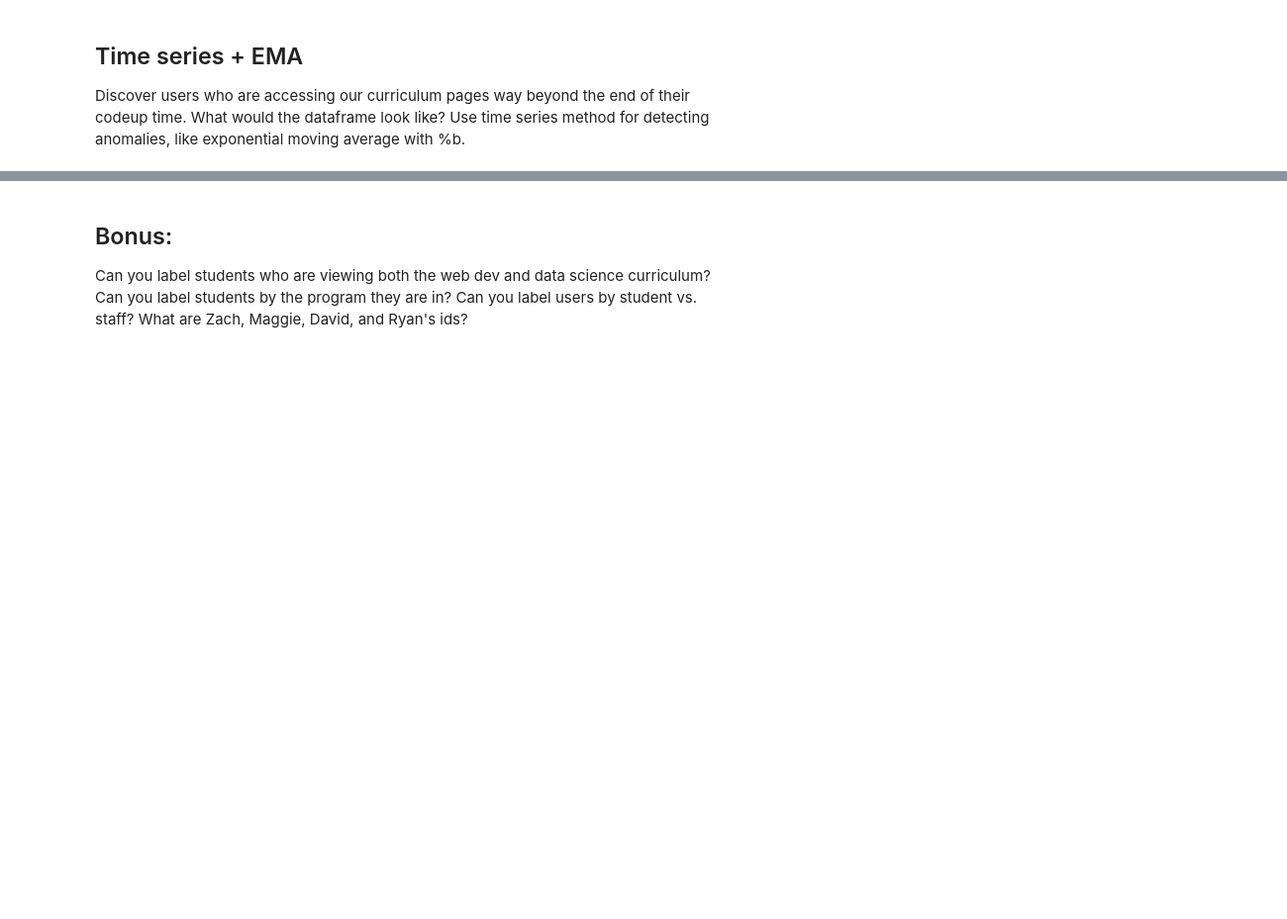
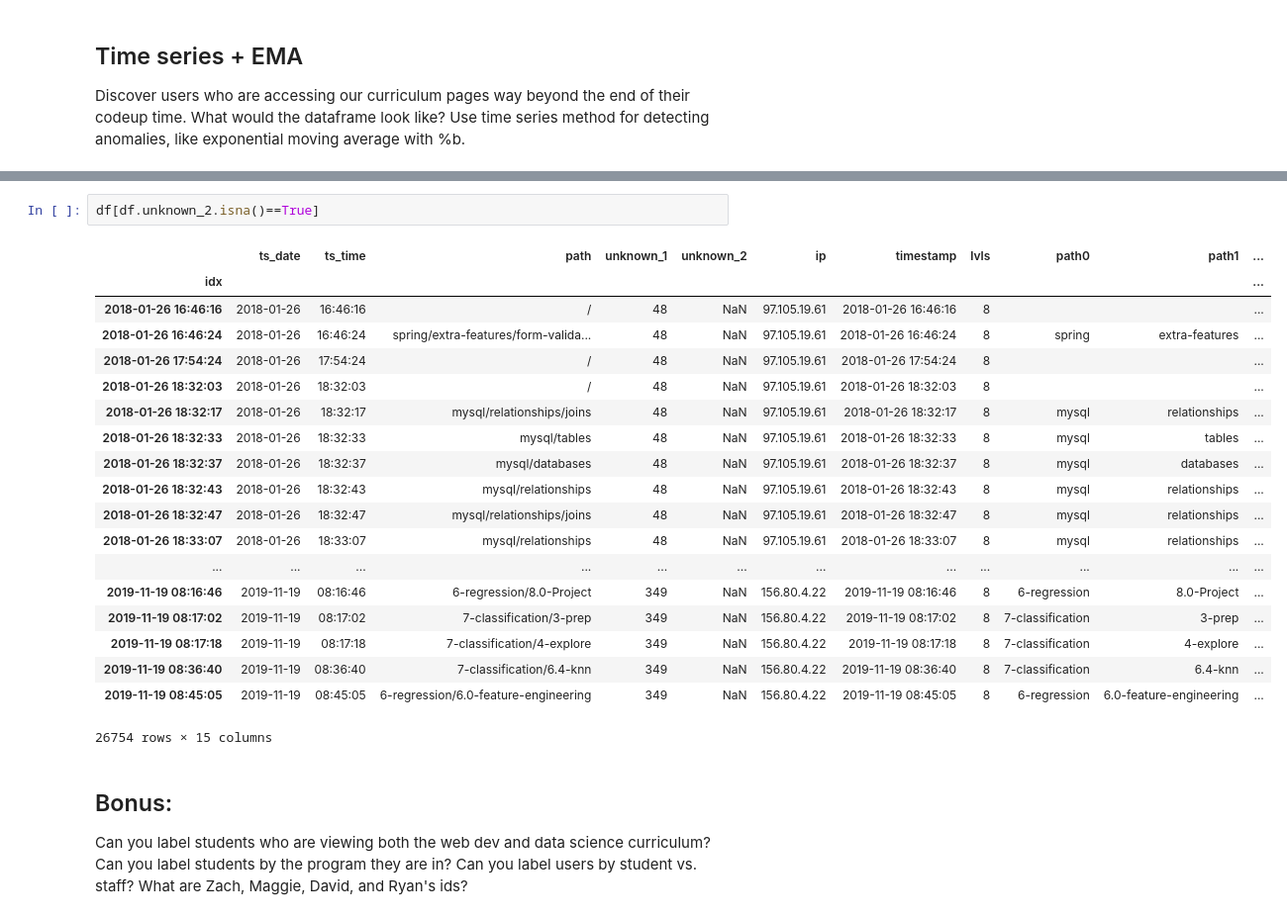
Before and after one commit to kjeliasen/ds-methodologies-exercises, a Jupyter notebook: anomaly_detection/time_series_anomaly_detection.ipynb, the cells around one changed output, grey strips where cells are left out. Shown at 99% size. Drawn from its saved outputs; the diff is of its cells as text; blank space fills up the shorter version.

```diff
--- a/anomaly_detection/time_series_anomaly_detection.ipynb
+++ b/anomaly_detection/time_series_anomaly_detection.ipynb
@@ -46,3 +405,25 @@ Discover users who are accessing our curriculum pages way beyond the end of thei
+# %%
+df[df.unknown_2.isna()==True]
+# %% [output]
+|  | ts_date | ts_time | path | unknown_1 | unknown_2 | ip | timestamp | lvls | path0 | path1 | ... |
+| idx |  |  |  |  |  |  |  |  |  |  | ... |
+| 2018-01-26 16:46:16 | 2018-01-26 | 16:46:16 | / | 48 | NaN | 97.105.19.61 | 2018-01-26 16:46:16 | 8 |  |  | ... |
+| 2018-01-26 16:46:24 | 2018-01-26 | 16:46:24 | spring/extra-features/form-valida... | 48 | NaN | 97.105.19.61 | 2018-01-26 16:46:24 | 8 | spring | extra-features | ... |
+| 2018-01-26 17:54:24 | 2018-01-26 | 17:54:24 | / | 48 | NaN | 97.105.19.61 | 2018-01-26 17:54:24 | 8 |  |  | ... |
+| 2018-01-26 18:32:03 | 2018-01-26 | 18:32:03 | / | 48 | NaN | 97.105.19.61 | 2018-01-26 18:32:03 | 8 |  |  | ... |
+| 2018-01-26 18:32:17 | 2018-01-26 | 18:32:17 | mysql/relationships/joins | 48 | NaN | 97.105.19.61 | 2018-01-26 18:32:17 | 8 | mysql | relationships | ... |
+| 2018-01-26 18:32:33 | 2018-01-26 | 18:32:33 | mysql/tables | 48 | NaN | 97.105.19.61 | 2018-01-26 18:32:33 | 8 | mysql | tables | ... |
+| 2018-01-26 18:32:37 | 2018-01-26 | 18:32:37 | mysql/databases | 48 | NaN | 97.105.19.61 | 2018-01-26 18:32:37 | 8 | mysql | databases | ... |
+| 2018-01-26 18:32:43 | 2018-01-26 | 18:32:43 | mysql/relationships | 48 | NaN | 97.105.19.61 | 2018-01-26 18:32:43 | 8 | mysql | relationships | ... |
+| 2018-01-26 18:32:47 | 2018-01-26 | 18:32:47 | mysql/relationships/joins | 48 | NaN | 97.105.19.61 | 2018-01-26 18:32:47 | 8 | mysql | relationships | ... |
+| 2018-01-26 18:33:07 | 2018-01-26 | 18:33:07 | mysql/relationships | 48 | NaN | 97.105.19.61 | 2018-01-26 18:33:07 | 8 | mysql | relationships | ... |
+| ... | ... | ... | ... | ... | ... | ... | ... | ... | ... | ... | ... |
+| 2019-11-19 08:16:46 | 2019-11-19 | 08:16:46 | 6-regression/8.0-Project | 349 | NaN | 156.80.4.22 | 2019-11-19 08:16:46 | 8 | 6-regression | 8.0-Project | ... |
+| 2019-11-19 08:17:02 | 2019-11-19 | 08:17:02 | 7-classification/3-prep | 349 | NaN | 156.80.4.22 | 2019-11-19 08:17:02 | 8 | 7-classification | 3-prep | ... |
+| 2019-11-19 08:17:18 | 2019-11-19 | 08:17:18 | 7-classification/4-explore | 349 | NaN | 156.80.4.22 | 2019-11-19 08:17:18 | 8 | 7-classification | 4-explore | ... |
+| 2019-11-19 08:36:40 | 2019-11-19 | 08:36:40 | 7-classification/6.4-knn | 349 | NaN | 156.80.4.22 | 2019-11-19 08:36:40 | 8 | 7-classification | 6.4-knn | ... |
+| 2019-11-19 08:45:05 | 2019-11-19 | 08:45:05 | 6-regression/6.0-feature-engineering | 349 | NaN | 156.80.4.22 | 2019-11-19 08:45:05 | 8 | 6-regression | 6.0-feature-engineering | ... |
+26754 rows × 15 columns
 # %% [markdown]
 ## Bonus:
 
```
Also changed, not shown: parts of 31 cells of this notebook.
